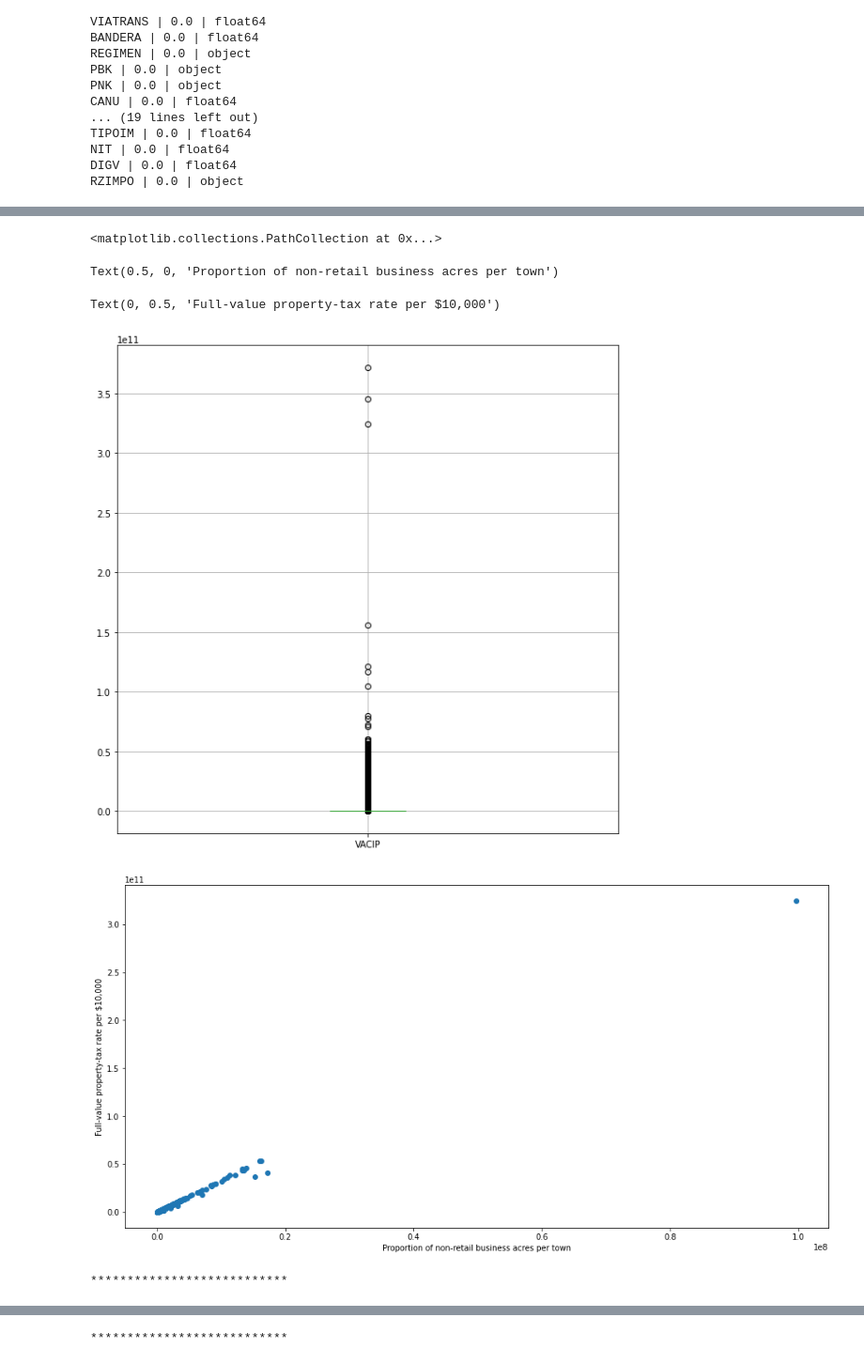
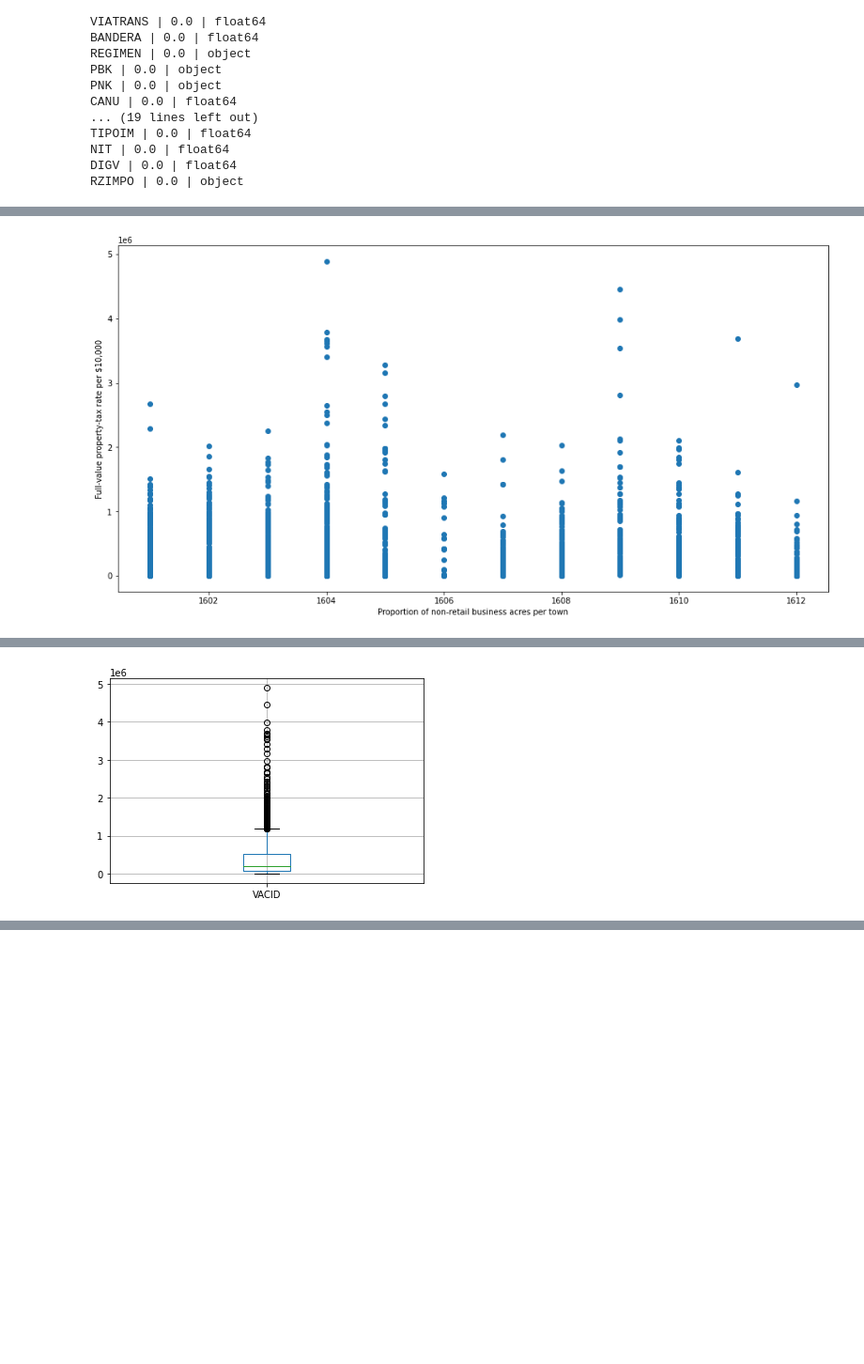
Before and after one commit to Qleoz12/python_proyecto_mineria_datos, a Jupyter notebook: Cuaderno.ipynb, the cells around one changed output, grey strips where cells are left out. Shown at 94% size. Saved outputs shown, nothing was run; the diff lists cells and outputs as text; code cells hidden in the pictures; blank space fills up the shorter version.

Commit message:
modificaciones
update de outliers and database 2016

```diff
--- a/Cuaderno.ipynb
+++ b/Cuaderno.ipynb
@@ -166,40 +178,54 @@ frames = [df,df1, df2, df3,df4, df5, df6,df7, df8, df9,df10, df11]
 year = pd.concat(frames)
 
 import seaborn as sns
+%matplotlib inline
+import matplotlib.pyplot as plt
+# plt.rcParams['figure.figsize'] = (10,10)
+
+print(str(outliers_col(df)))
+# #df.boxplot(column='VACIP')
+# #sns.boxplot(x=df['VACIP'])
+
+# print(df['VACID'].describe())
+# print(df['VACID'].skew())
 
 
-%matplotlib inline
-import matplotlib.pyplot as plt
+# year.boxplot(column='VACIP')
 
-plt.rcParams['figure.figsize'] = (10,10)
+# fig, ax = plt.subplots(figsize=(16,8))
+# ax.scatter(df['VACID'], df['VACIP'])
+# ax.set_xlabel('Proportion of non-retail business acres per town')
+# ax.set_ylabel('Full-value property-tax rate per $10,000')
+# plt.show()
 
-print(str(outliers_col(df)))
-#df.boxplot(column='VACIP')
-#sns.boxplot(x=df['VACIP'])
+# print("***************************")
+# df.loc[df['VACID'].idxmax()]
+# print("***************************")
+
+# plt.hist(df['VACID'])
+# plt.show()
+# print("as")
+# plt.hist(df['IMP1'])
+# plt.show()
+
+# plt.hist(year['VACIP'])
+year.groupby(['FECH']).sum()
 
 
-year.boxplot(column='VACIP')
+#de acuerdo a el resultado de la funcion outliers_col seleccionamos VACID para analizar los valores pico o outliers, se grafican en un frafico scatter del valor por mes versus el mes
 
 fig, ax = plt.subplots(figsize=(16,8))
-ax.scatter(df['VACID'], df['VACIP'])
+ax.scatter(year['FECH'], year['VACID'])
 ax.set_xlabel('Proportion of non-retail business acres per town')
 ax.set_ylabel('Full-value property-tax rate per $10,000')
 plt.show()
 
-print("***************************")
-df.loc[df['VACID'].idxmax()]
-print("***************************")
+#Para encontrar los valores atipicos se recurre al contraste de Grubs, el cual compara la desviación entre el valor sospechoso y la media muestral suponiendo que el conjunto de datos tiene un comportamiento nomal:
+year = year.assign(contratedegroups = lambda x: (np.abs(x['VACID'] -df['VACID'].mean())/df['VACID'].std() ))
 
-plt.hist(df['VACID'])
-plt.show()
-print("as")
-plt.hist(df['IMP1'])
-plt.show()
-
-
-
-
-year.groupby(['FECH']).sum()
+#Se obtiene un dataframe con las columnas de interés para comparar los gráficos antes y después de la limpieza de valores atipicos:
+outlyers1=year[["VACID", "FECH", "contratedegroups"]].copy()
+year.boxplot(column='VACID')
 # %% [output]
 FECH | 0 | int64
 ADUA | 0 | int64
@@ -221,7 +247,3 @@ None
+[figure, new version]
 <AxesSubplot:>
-<matplotlib.collections.PathCollection at 0x...>
-Text(0.5, 0, 'Proportion of non-retail business acres per town')
-Text(0, 0.5, 'Full-value property-tax rate per $10,000')
-[figure, old version]
-[figure, old version]
+[figure, new version]
-***************************
@@ -245 +249,0 @@ Name: 131329, dtype: object
-***************************
```
Also changed, not shown: parts of 4 cells of this notebook, 3 other files.
